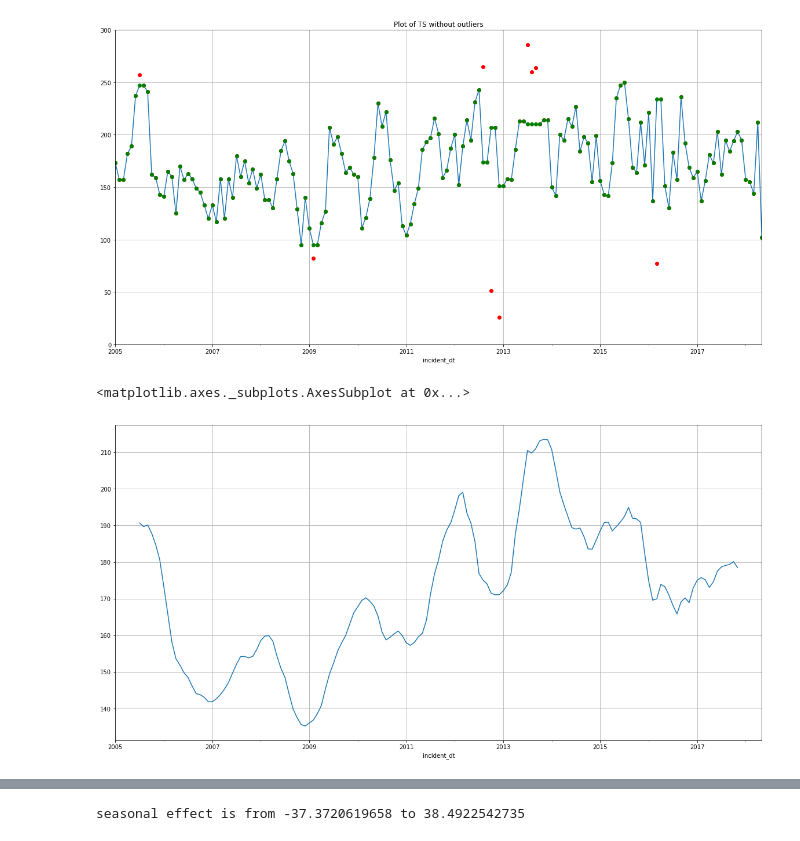
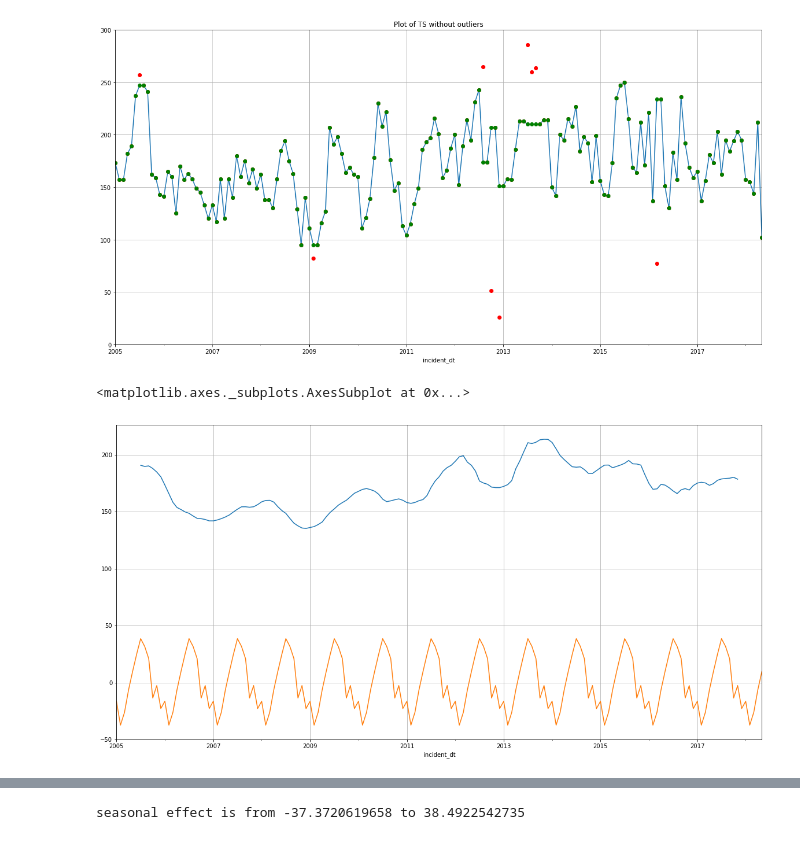
Before and after one commit to lotusflyer/ash_pub_safety, a Jupyter notebook: seasonal_effects.ipynb, the cells around one changed output, grey strips where cells are left out. Cells and saved outputs as stored; diff of their text form; code cells hidden in the pictures.

```diff
--- a/seasonal_effects.ipynb
+++ b/seasonal_effects.ipynb
@@ -83,9 +83,12 @@ X2.plot(style='go', grid=True)
 [figure]
 # %%
 s_model = seasonal_decompose(X, model='additive')
+# %%
+s_model.trend.plot(grid=True)
+s_model.seasonal.plot(grid=True)
+# %% [output]
+<matplotlib.axes._subplots.AxesSubplot at 0x...>
+[figure, added]
 # %%
-s_model.trend.plot(grid=True)
+# s_model.trend.plot(grid=True)
-# %% [output]
-<matplotlib.axes._subplots.AxesSubplot at 0x...>
-[figure, removed]
 # %%
```
Also changed, not shown: parts of 6 cells of this notebook.
